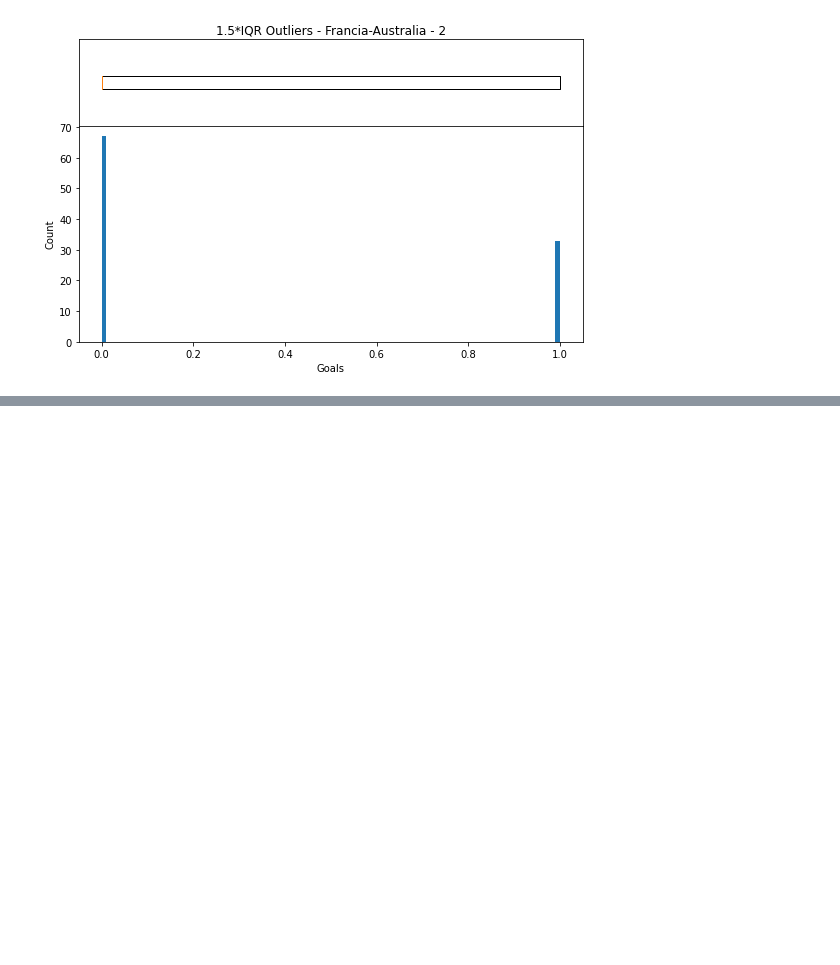
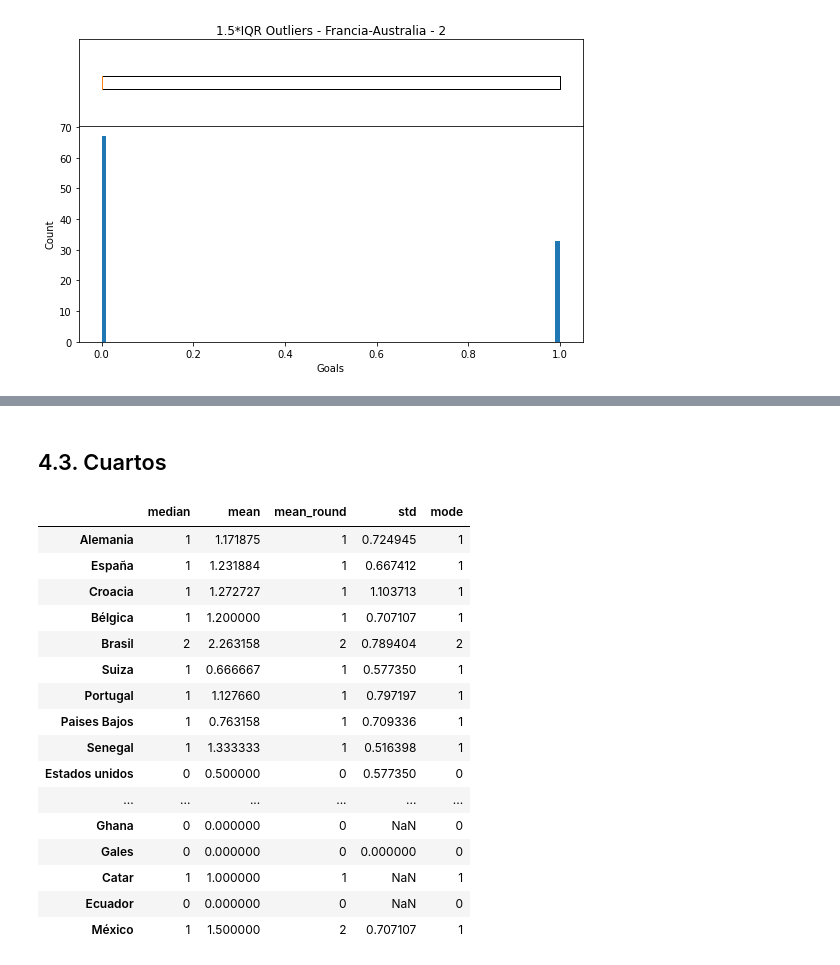
Before and after one commit to penalvaperez/PorraPredictor, a Jupyter notebook: PorraMediano.ipynb, the cells around one changed output, grey strips where cells are left out. Cells and saved outputs as stored; diff of their text form; code cells hidden in the pictures; blank space fills up the shorter version.

```diff
--- a/PorraMediano.ipynb
+++ b/PorraMediano.ipynb
@@ -152,0 +196,53 @@ for side in range(2):
+# %% [markdown]
+## 4.3. Cuartos
+# %%
+target_iqr = 1.5
+
+porras_octavos = porras_clean.copy().iloc[:,112:116]
+
+porras_octavos_results = {}
+porras_team_goals = pd.DataFrame(columns=['team', 'goals'])
+for match in porras_octavos:
+    for side in range(2):
+        porras_octavos['team'] = porras_octavos[match].str.split('·', expand=True)[0].str.split('-', expand=True)[side]
+        porras_octavos['goals'] = porras_octavos[match].str.split('·', expand=True)[1].str.split('|', expand=True)[1].str.split('-', expand=True)[side]
+        porras_team_goals = pd.concat([porras_team_goals, porras_octavos[['team', 'goals']]], axis=0)
+
+unique_teams = porras_team_goals['team'].unique()
+unique_teams = unique_teams[~(pd.isnull(unique_teams))]
+for team in unique_teams:
+    porras_octavos_results[team] = {}
+    team_data_sort = pd.to_numeric(porras_team_goals[porras_team_goals['team'] == team].sort_values(by=['goals'], ascending=True)['goals'])
+    q1 = team_data_sort.quantile(0.25)
+    q3 = team_data_sort.quantile(0.75)
+    iqr = q3 - q1
+    iqr_limit_down = q1 - iqr * target_iqr
+    iqr_limit_up = q3 + iqr * target_iqr
+
+    team_data_nout = team_data_sort[(team_data_sort >= iqr_limit_down) & (team_data_sort <= iqr_limit_up)]
+    porras_octavos_results[team]["median"] = np.quantile(team_data_nout, 0.5, method='lower')
+    porras_octavos_results[team]["mean"] = team_data_nout.mean()
+    porras_octavos_results[team]["mean_round"] = round(team_data_nout.mean())
+    porras_octavos_results[team]["std"] = team_data_nout.std()
+    porras_octavos_results[team]["mode"] = stats.mode(team_data_nout)
+
+porras_octavos_results = pd.DataFrame.from_dict(porras_octavos_results, orient='index')
+display(porras_octavos_results)
+# %% [output]
+|  | median | mean | mean_round | std | mode |
+| Alemania | 1 | 1.171875 | 1 | 0.724945 | 1 |
+| España | 1 | 1.231884 | 1 | 0.667412 | 1 |
+| Croacia | 1 | 1.272727 | 1 | 1.103713 | 1 |
+| Bélgica | 1 | 1.200000 | 1 | 0.707107 | 1 |
+| Brasil | 2 | 2.263158 | 2 | 0.789404 | 2 |
+| Suiza | 1 | 0.666667 | 1 | 0.577350 | 1 |
+| Portugal | 1 | 1.127660 | 1 | 0.797197 | 1 |
+| Paises Bajos | 1 | 0.763158 | 1 | 0.709336 | 1 |
+| Senegal | 1 | 1.333333 | 1 | 0.516398 | 1 |
+| Estados unidos | 0 | 0.500000 | 0 | 0.577350 | 0 |
+| ... | ... | ... | ... | ... | ... |
+| Ghana | 0 | 0.000000 | 0 | NaN | 0 |
+| Gales | 0 | 0.000000 | 0 | 0.000000 | 0 |
+| Catar | 1 | 1.000000 | 1 | NaN | 1 |
+| Ecuador | 0 | 0.000000 | 0 | NaN | 0 |
+| México | 1 | 1.500000 | 2 | 0.707107 | 1 |
```
Also changed, not shown: parts of 14 cells of this notebook.
